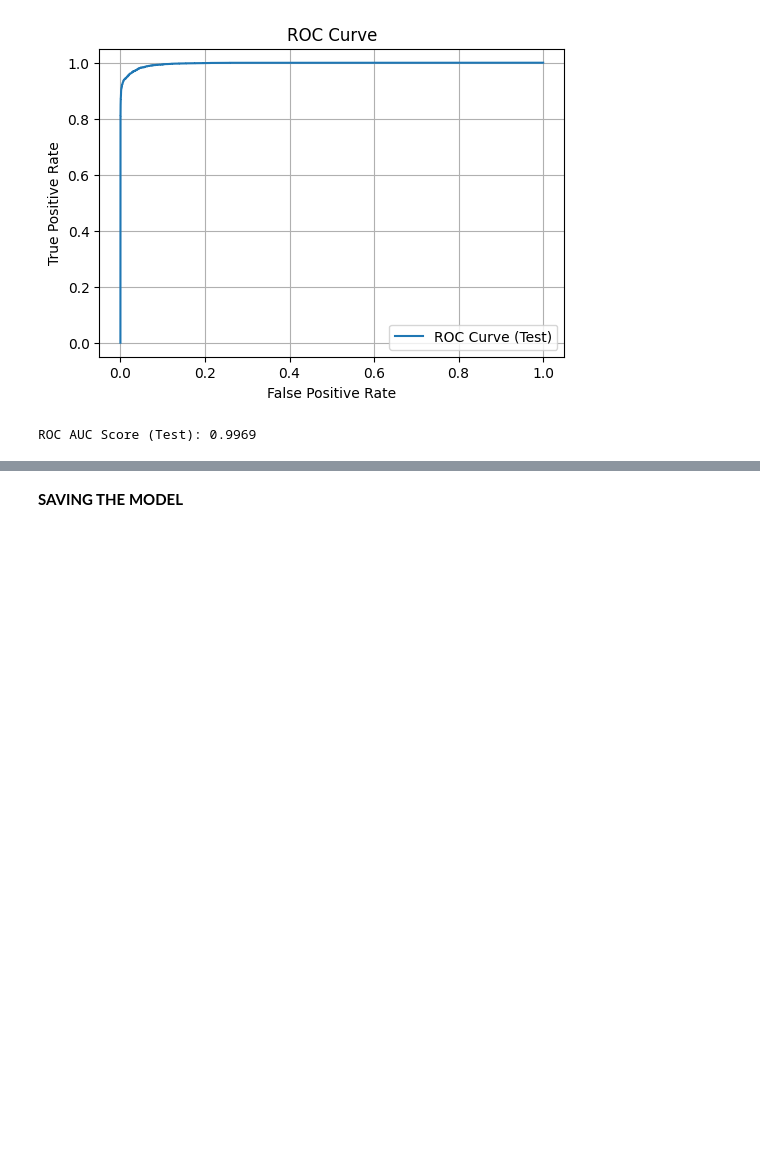
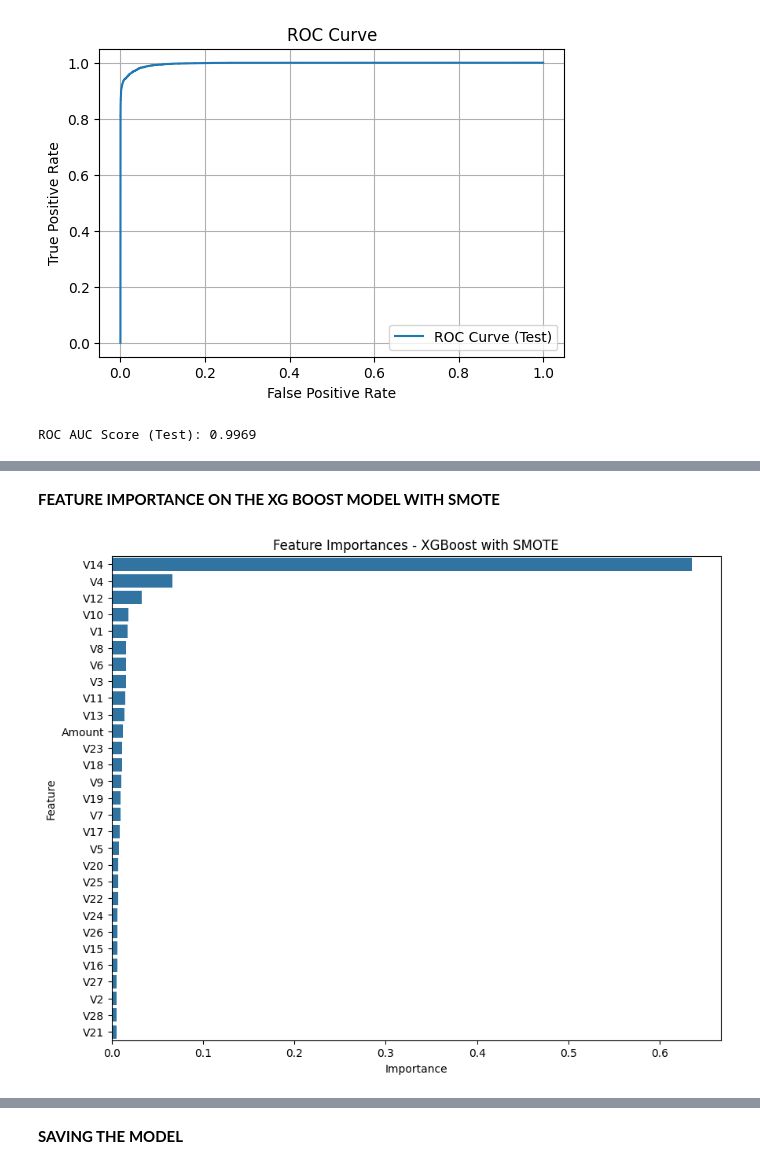
Before and after one commit to MercyKiragu/SAFESWIPE, a Jupyter notebook: notebook.ipynb, the cells around one changed output, grey strips where cells are left out. Cells and saved outputs as stored; diff of their text form; code cells hidden in the pictures; blank space fills up the shorter version.

```diff
--- a/notebook.ipynb
+++ b/notebook.ipynb
@@ -2215,0 +2222,33 @@ results_df
+# %% [markdown]
+**FEATURE IMPORTANCE ON THE XG BOOST MODEL WITH SMOTE**
+# %%
+
+
+# Split the data into training and testing sets
+X_train, X_test, y_train, y_test = train_test_split(X, y, test_size=0.2, random_state=42)
+
+# Apply SMOTE to address class imbalance
+smote = SMOTE(random_state=42)
+X_train_resampled, y_train_resampled = smote.fit_resample(X_train, y_train)
+
+# Train the XGBoost model
+xgb_model = XGBClassifier(random_state=42)
+xgb_model.fit(X_train_resampled, y_train_resampled)
+
+# Get feature importances
+feature_importances = xgb_model.feature_importances_
+feature_names = X.columns
+
+# Create a DataFrame to store feature importances
+feature_importance_df = pd.DataFrame({'Feature': feature_names, 'Importance': feature_importances})
+feature_importance_df = feature_importance_df.sort_values(by='Importance', ascending=False)
+
+# Plot feature importances
+plt.figure(figsize=(10, 8))
+sns.barplot(x='Importance', y='Feature', data=feature_importance_df)
+plt.title('Feature Importances - XGBoost with SMOTE')
+plt.xlabel('Importance')
+plt.ylabel('Feature')
+plt.show()
+# %% [output]
+[figure, added]
```
Also changed, not shown: parts of 3 cells of this notebook, 2 other files.
